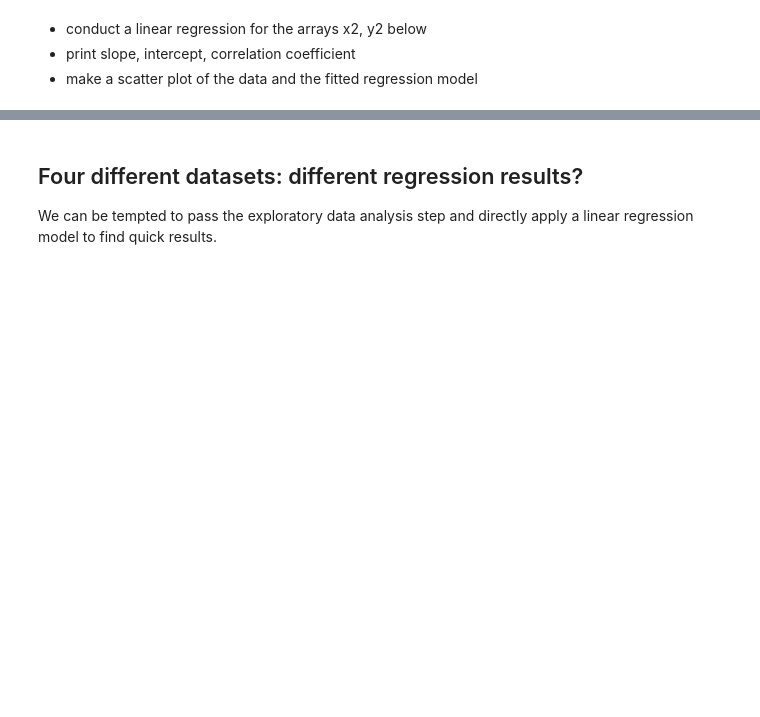
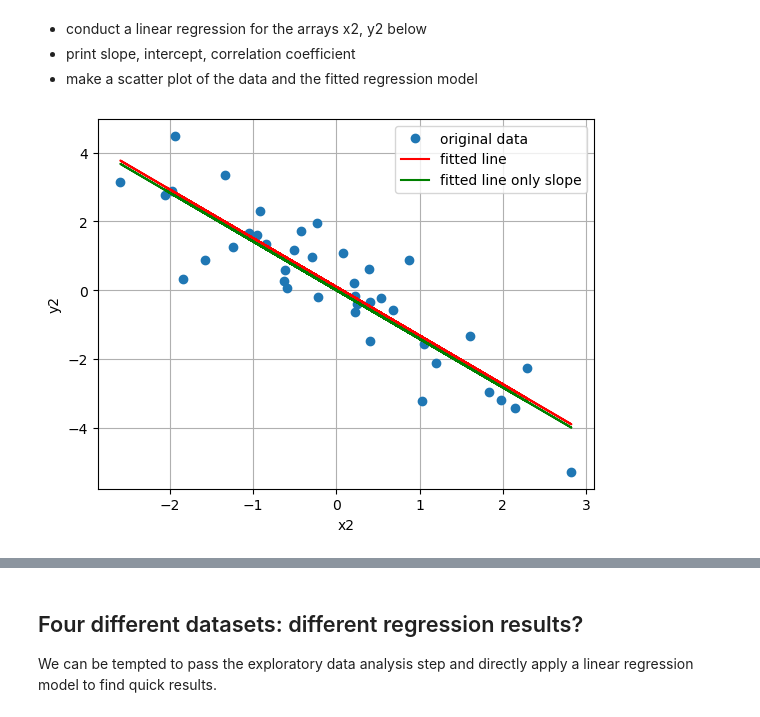
Before and after one commit to someia2026/Machine_Learning_Data_Mining, a Jupyter notebook: 01ClassicLinearRegression.ipynb, the cells around one changed output, grey strips where cells are left out. Cells and saved outputs as stored; diff of their text form; code cells hidden in the pictures; blank space fills up the shorter version.

```diff
--- a/01ClassicLinearRegression.ipynb
+++ b/01ClassicLinearRegression.ipynb
@@ -209,5 +262,18 @@ y2 = np.array([-0.18269538, -3.2202988 ,  1.33454079,  0.0630553 ,  1.6085824 ,
         2.88268935, -0.22134391,  0.95599233,  1.17298232, -3.20390167,
        -0.64017069,  0.32593461, -1.32103579,  0.6240868 , -0.35272815,
        -1.49437497,  0.20989395,  0.27261366, -0.40530206,  4.48897751])
+# %%
+slope, intercept, r_value, p_value, std_err = linregress(x2, y2)
+
+plt.plot(x2, y2, 'o', label='original data')
+plt.plot(x2, intercept + slope*x2, 'r', label='fitted line')
+plt.plot(x2, slope*x2, 'green', label='fitted line only slope')
+plt.xlabel('x2')
+plt.ylabel('y2')
+plt.grid(True)
+plt.legend()
+plt.show()
+# %% [output]
+[figure, added]
 # %%
 plt.scatter(x2, y2)
```
Also changed, not shown: parts of 13 cells of this notebook.
